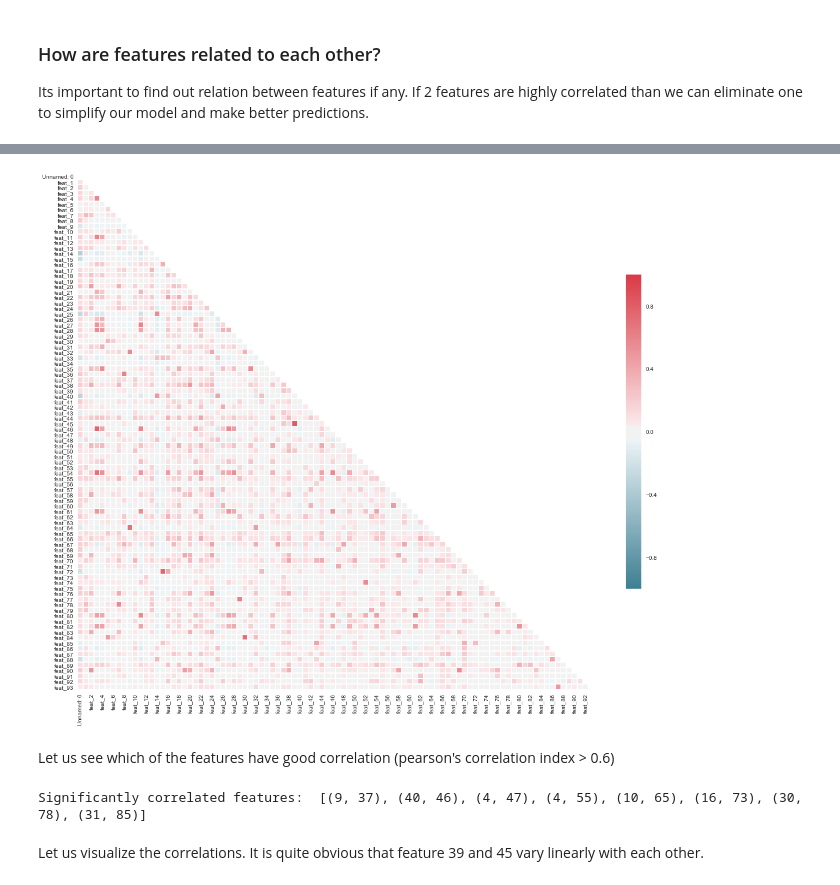
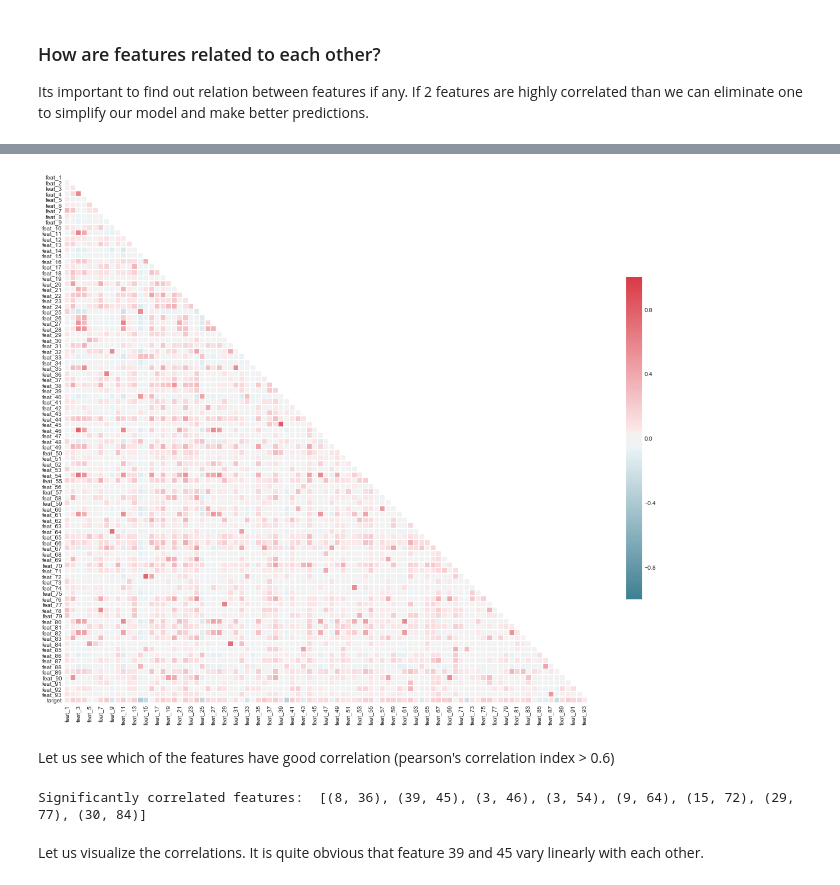
Before and after one commit to NehaJain18/DataScience, a Jupyter notebook: First_Capstone/data-storytelling/DataStoryTelling.ipynb, the cells around one changed output, grey strips where cells are left out. Drawn from its saved outputs; the diff is of its cells as text; code cells hidden in the pictures.

```diff
--- a/First_Capstone/data-storytelling/DataStoryTelling.ipynb
+++ b/First_Capstone/data-storytelling/DataStoryTelling.ipynb
@@ -111,8 +113,9 @@ Another look at individual data points for all the features.
 fig,ax = plt.subplots()
 fig.set_size_inches(15,120)
 for i in  np.arange(1,num_of_features+1,1):
-    df['target_new'] = df['target']+10*i
-    ax.scatter(df['feat_' + str(i)], df.target_new,alpha=0.2)
+    #df['target_new'] = df['target']+10*i
+    target_new = df['target']+10*i
+    ax.scatter(df['feat_' + str(i)], target_new,alpha=0.2)
 
 ax.set_yticks(np.arange(10, 950, step=10))
 ax.set_ylabel("Product category 1-9 for all features 1-93")
@@ -149,24 +172,24 @@ Its important to find out relation between features if any. If 2 features are hi
 # %%
-data = df[df.columns[0:94]]
+data = df[df.columns[0:95]]
 correlations = data.corr()
 
 # Generate a mask for the upper triangle
 mask = np.zeros_like(correlations, dtype=np.bool)
 mask[np.triu_indices_from(mask)] = True
 
 # Set up the matplotlib figure
 f, ax = plt.subplots(figsize=(20, 20))
 
 # Generate a custom diverging colormap
 cmap = sns.diverging_palette(220,10,as_cmap=True)
 
 # Draw the heatmap with the mask and correct aspect ratio
 sns.heatmap(correlations, mask=mask, cmap=cmap, vmax=1, vmin=-1, center=0,
             square=True, linewidths=.5, cbar_kws={"shrink": .5})
 
 plt.show()
 # %% [output]
-[figure, old version]
+[figure, new version]
 # %% [markdown]
 Let us see which of the features have good correlation (pearson's correlation index > 0.6)
 # %%
@@ -183,7 +206,7 @@ list3 = functools.reduce(lambda x,y: x+y, list2)
 high_correlated_features = [x for x in list3 if x[0]<x[1]]
 print("Significantly correlated features: ", high_correlated_features)
 # %% [output]
-Significantly correlated features:  [(9, 37), (40, 46), (4, 47), (4, 55), (10, 65), (16, 73), (30, 78), (31, 85)]
+Significantly correlated features:  [(8, 36), (39, 45), (3, 46), (3, 54), (9, 64), (15, 72), (29, 77), (30, 84)]
 # %% [markdown]
 Let us visualize the correlations. It is quite obvious that feature 39 and 45 vary linearly with each other.
 # %%
```
Also changed, not shown: parts of 9 cells of this notebook, 4 other files.
